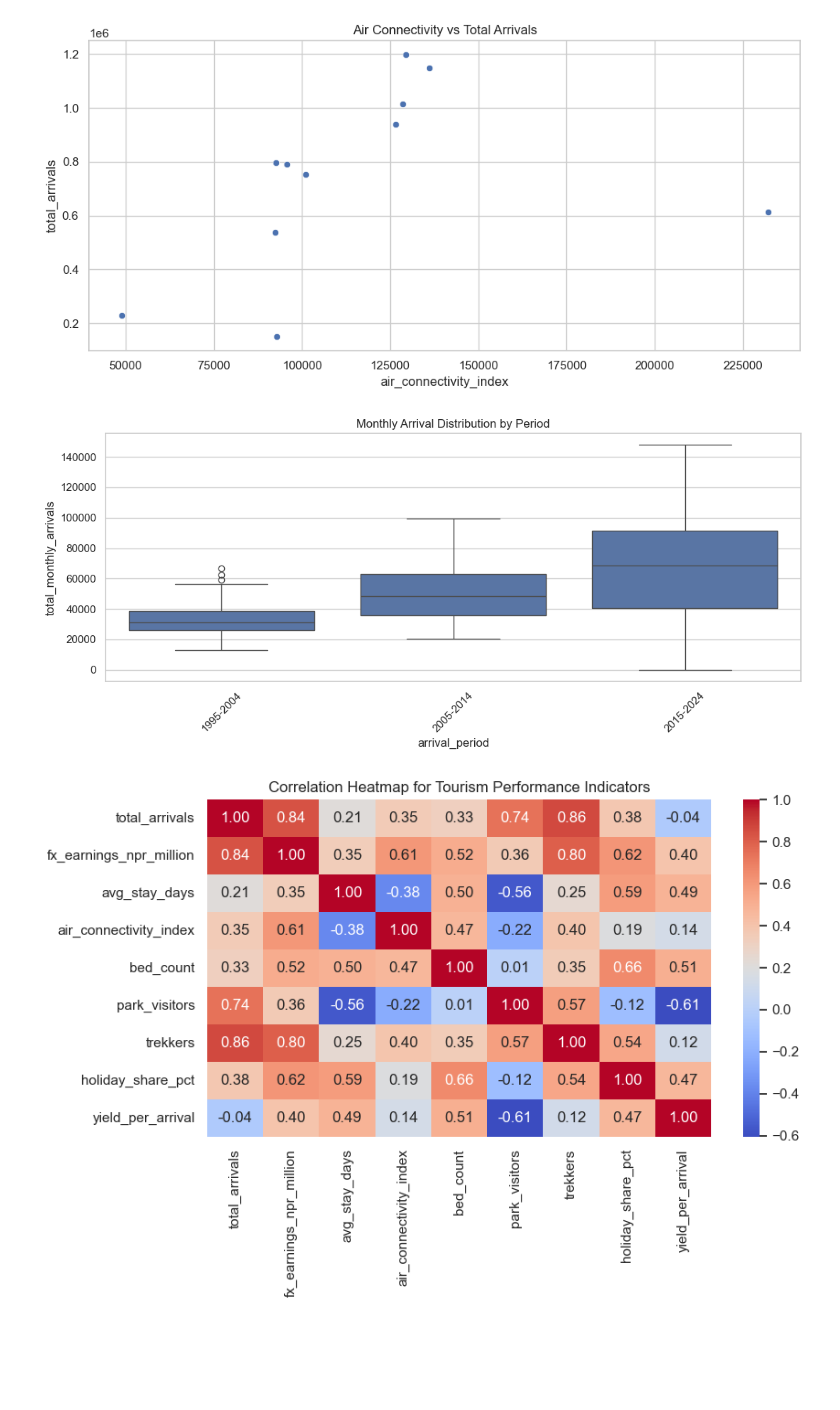
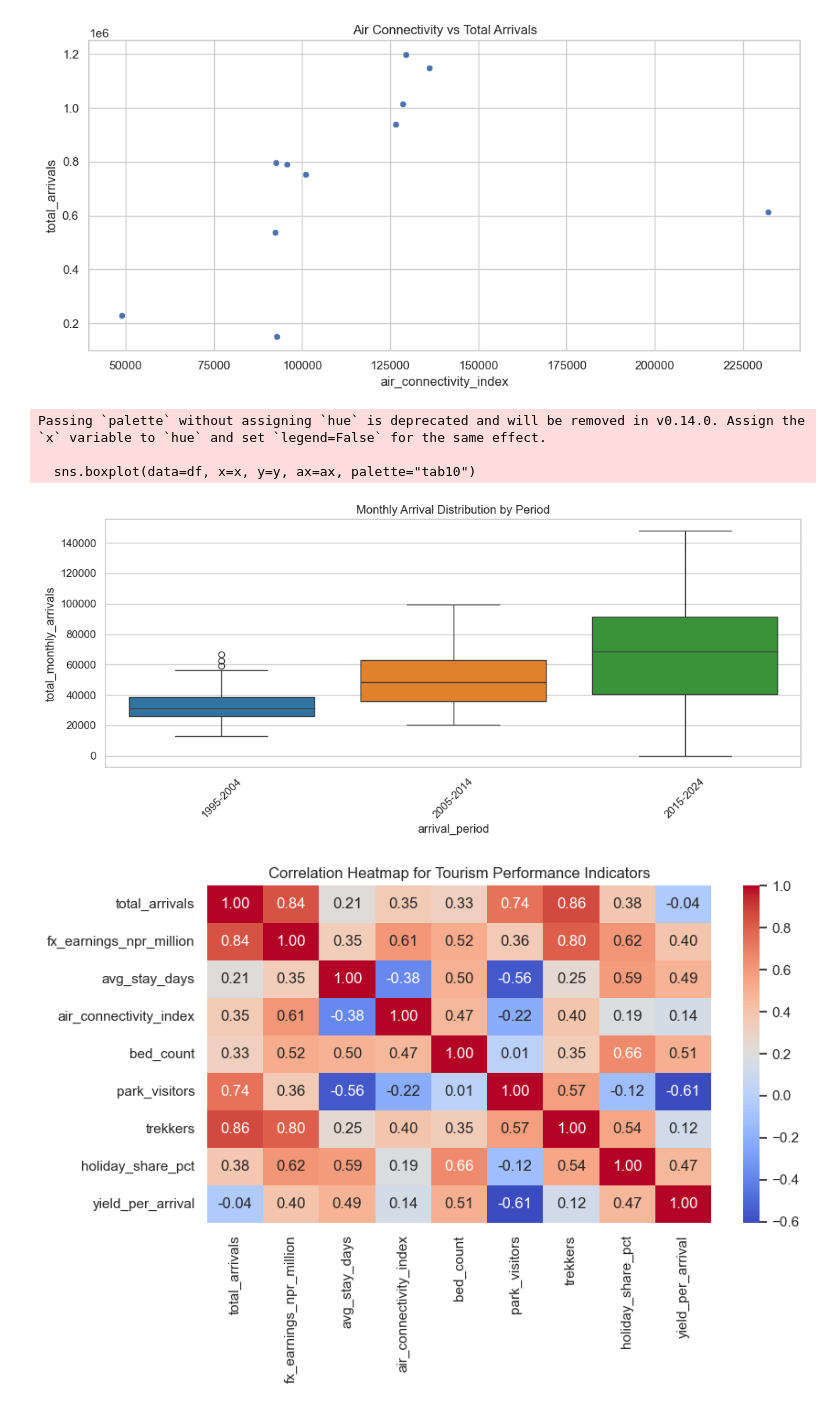
Before and after one commit to MirajBaj/nepal_tourism_datavisualization_project, a Jupyter notebook: nepal_tourism_analysis.ipynb, the cells around one changed output. Cells and saved outputs as stored; diff of their text form; code cells hidden in the pictures; blank space fills up the shorter version.

Commit message:
Change the color of the box plots

```diff
--- a/nepal_tourism_analysis.ipynb
+++ b/nepal_tourism_analysis.ipynb
@@ -159,21 +159,28 @@ plt.show()
 [figure]
 # %%
 # ## Section 6: EDA - Boxplot
+import importlib
+importlib.reload(utils)
+from utils import plot_boxplot
+
 monthly_arrivals["arrival_period"] = pd.cut(
     monthly_arrivals["year"],
     bins=[1994, 2004, 2014, 2024],
     labels=["1995-2004", "2005-2014", "2015-2024"]
 )
 
 fig = plot_boxplot(
     monthly_arrivals,
     x="arrival_period",
     y="total_monthly_arrivals",
     title="Monthly Arrival Distribution by Period"
 )
 plt.show()
 # %% [output]
+Passing `palette` without assigning `hue` is deprecated and will be removed in v0.14.0. Assign the `x` variable to `hue` and set `legend=False` for the same effect.
+
+  sns.boxplot(data=df, x=x, y=y, ax=ax, palette="tab10")
-[figure, old version]
+[figure, new version]
 # %%
 # ## Section 6: EDA - Heatmap
 heat_cols = [
```
Also changed, not shown: 1 other file.
